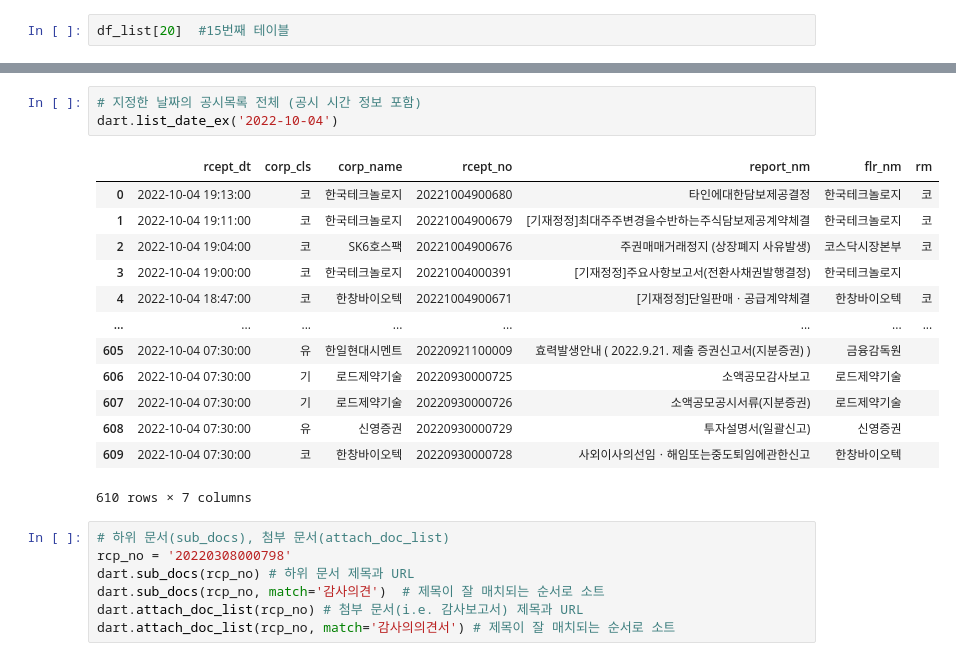
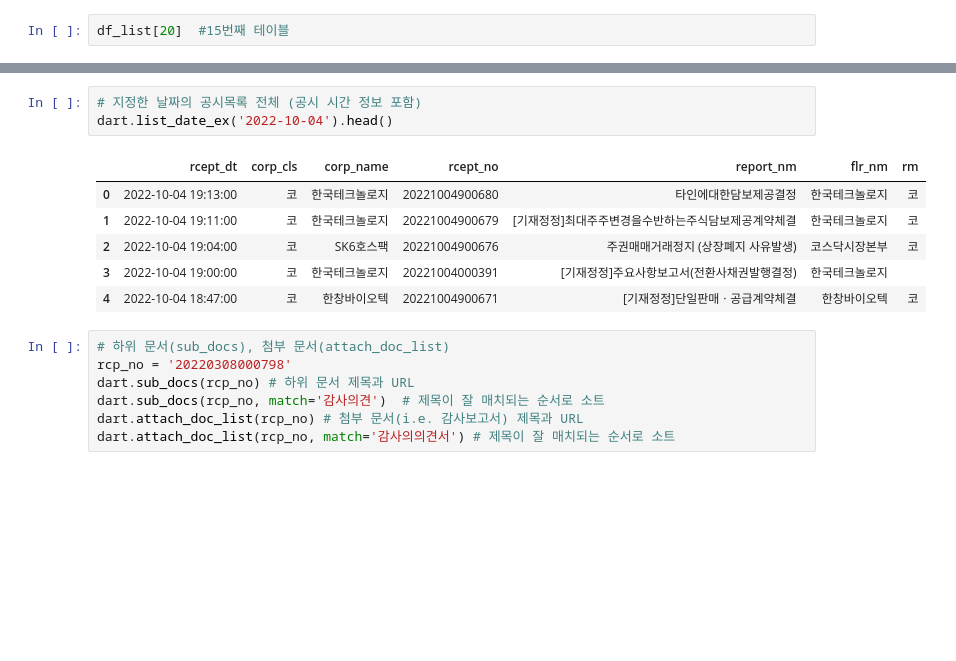
Before and after one commit to reejungkim/OpenAPI_Ministry_of_land, a Jupyter notebook: dart.ipynb, the cells around one changed output, grey strips where cells are left out. Saved outputs shown, nothing was run; the diff lists cells and outputs as text; blank space fills up the shorter version.

```diff
--- a/dart.ipynb
+++ b/dart.ipynb
@@ -80,20 +95,13 @@ dart.finstate('삼성전자', 2021, reprt_code='11013')
 # %%
 # 지정한 날짜의 공시목록 전체 (공시 시간 정보 포함)
-dart.list_date_ex('2022-10-04')
+dart.list_date_ex('2022-10-04').head()
 # %% [output]
 |  | rcept_dt | corp_cls | corp_name | rcept_no | report_nm | flr_nm | rm |
 | 0 | 2022-10-04 19:13:00 | 코 | 한국테크놀로지 | 20221004900680 | 타인에대한담보제공결정 | 한국테크놀로지 | 코 |
 | 1 | 2022-10-04 19:11:00 | 코 | 한국테크놀로지 | 20221004900679 | [기재정정]최대주주변경을수반하는주식담보제공계약체결 | 한국테크놀로지 | 코 |
 | 2 | 2022-10-04 19:04:00 | 코 | SK6호스팩 | 20221004900676 | 주권매매거래정지 (상장폐지 사유발생) | 코스닥시장본부 | 코 |
 | 3 | 2022-10-04 19:00:00 | 코 | 한국테크놀로지 | 20221004000391 | [기재정정]주요사항보고서(전환사채권발행결정) | 한국테크놀로지 |  |
 | 4 | 2022-10-04 18:47:00 | 코 | 한창바이오텍 | 20221004900671 | [기재정정]단일판매ㆍ공급계약체결 | 한창바이오텍 | 코 |
-| ... | ... | ... | ... | ... | ... | ... | ... |
-| 605 | 2022-10-04 07:30:00 | 유 | 한일현대시멘트 | 20220921100009 | 효력발생안내 ( 2022.9.21. 제출 증권신고서(지분증권) ) | 금융감독원 |  |
-| 606 | 2022-10-04 07:30:00 | 기 | 로드제약기술 | 20220930000725 | 소액공모감사보고 | 로드제약기술 |  |
-| 607 | 2022-10-04 07:30:00 | 기 | 로드제약기술 | 20220930000726 | 소액공모공시서류(지분증권) | 로드제약기술 |  |
-| 608 | 2022-10-04 07:30:00 | 유 | 신영증권 | 20220930000729 | 투자설명서(일괄신고) | 신영증권 |  |
-| 609 | 2022-10-04 07:30:00 | 코 | 한창바이오텍 | 20220930000728 | 사외이사의선임ㆍ해임또는중도퇴임에관한신고 | 한창바이오텍 |  |
-610 rows × 7 columns
 # %%
 # 하위 문서(sub_docs), 첨부 문서(attach_doc_list)
 rcp_no = '20220308000798'
```
Also changed, not shown: parts of 8 cells of this notebook, 7 other files.
